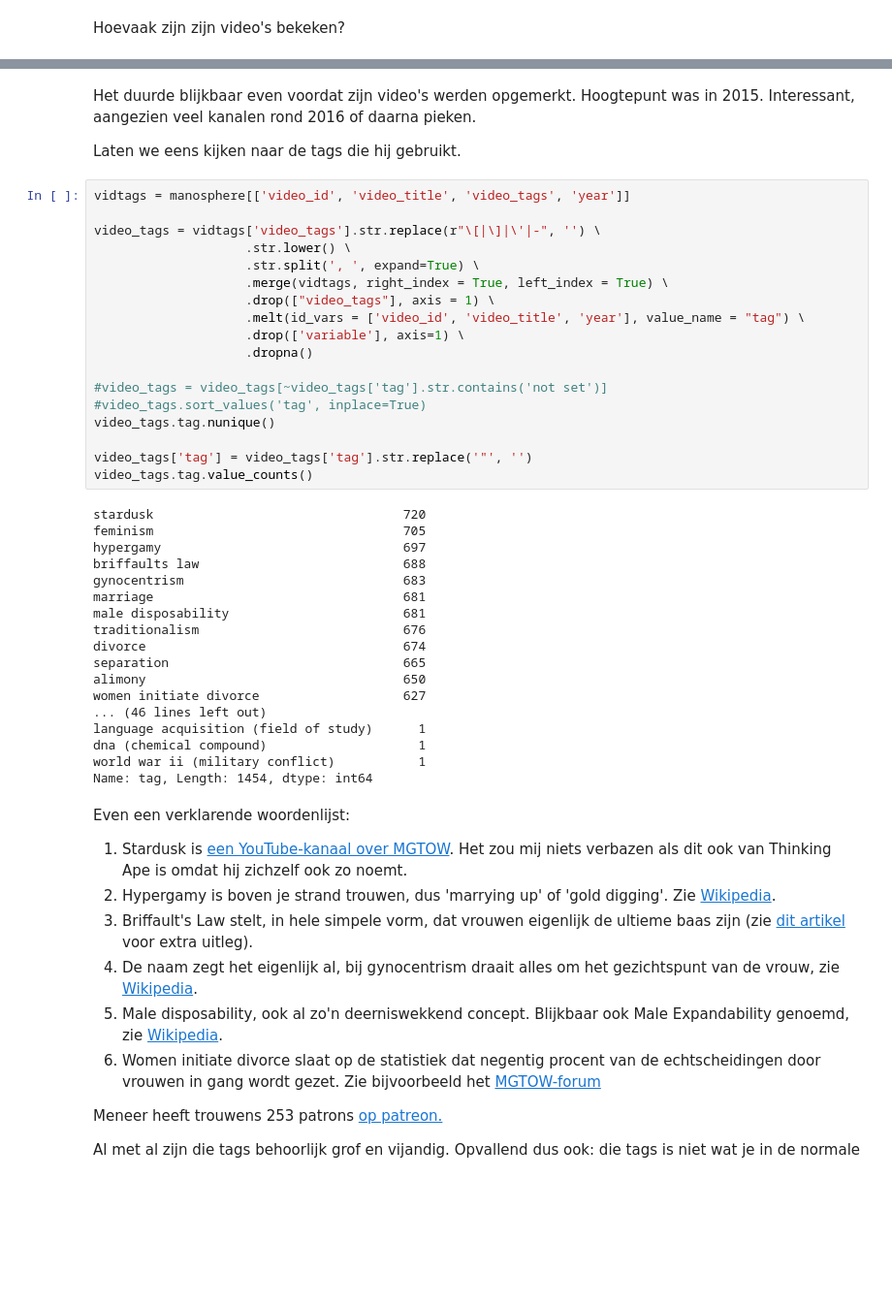
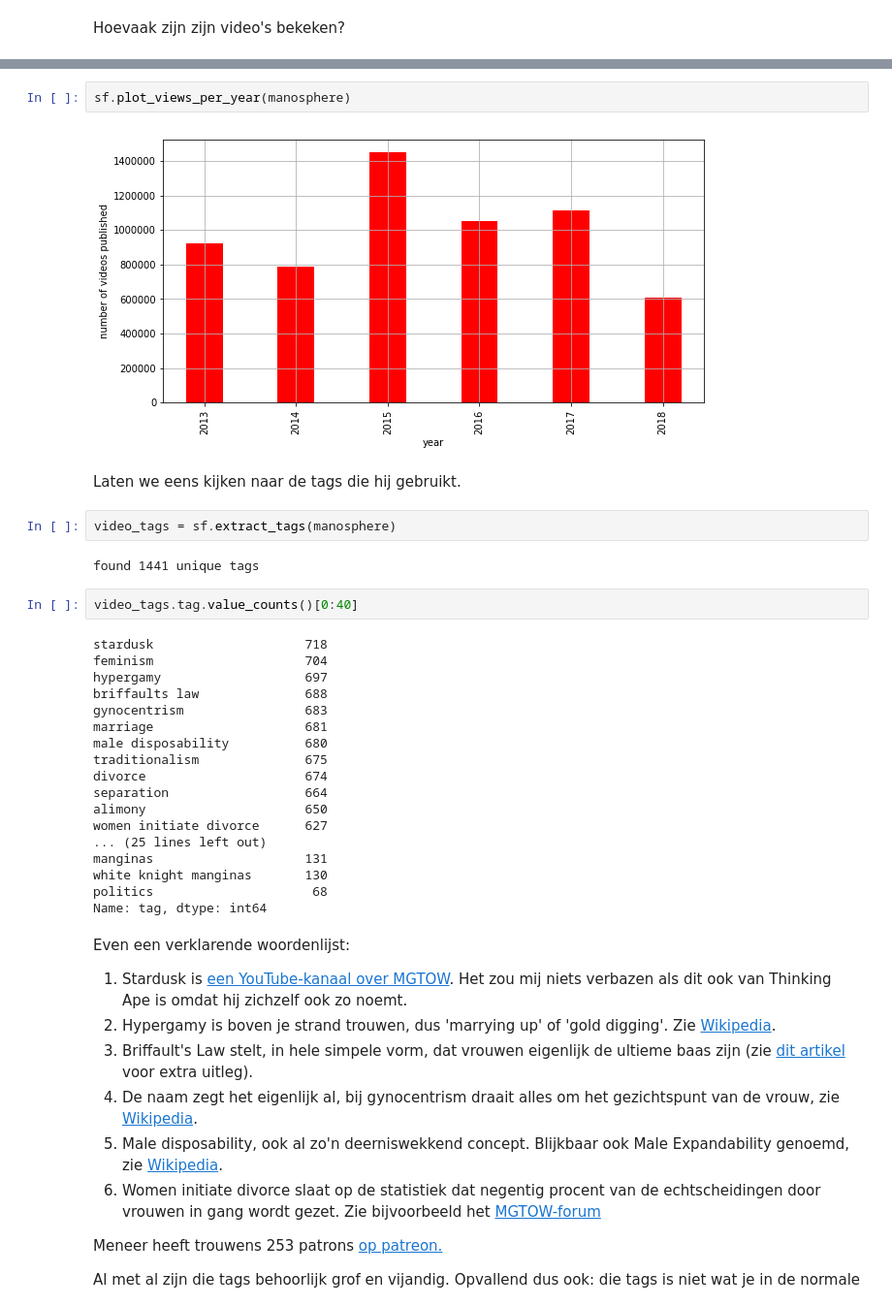
Before and after one commit to decorrespondent/youtube_extremism, a Jupyter notebook: Notebooks/scenario.ipynb, the cells around one changed output, grey strips where cells are left out. Shown at 97% size. Saved outputs shown, nothing was run; the diff lists cells and outputs as text; blank space fills up the shorter version.

```diff
--- a/Notebooks/scenario.ipynb
+++ b/Notebooks/scenario.ipynb
@@ -527,43 +453,33 @@ plt.show()
-# %% [markdown]
-Het duurde blijkbaar even voordat zijn video's werden opgemerkt. Hoogtepunt was in 2015. Interessant, aangezien veel kanalen rond 2016 of daarna pieken.
-
-Laten we eens kijken naar de tags die hij gebruikt.
-# %%
-vidtags = manosphere[['video_id', 'video_title', 'video_tags', 'year']]
-
-video_tags = vidtags['video_tags'].str.replace(r"\[|\]|\'|-", '') \
-                    .str.lower() \
-                    .str.split(', ', expand=True) \
-                    .merge(vidtags, right_index = True, left_index = True) \
-                    .drop(["video_tags"], axis = 1) \
-                    .melt(id_vars = ['video_id', 'video_title', 'year'], value_name = "tag") \
-                    .drop(['variable'], axis=1) \
-                    .dropna()
-
-#video_tags = video_tags[~video_tags['tag'].str.contains('not set')]
-#video_tags.sort_values('tag', inplace=True)
-video_tags.tag.nunique()
-
-video_tags['tag'] = video_tags['tag'].str.replace('"', '')
-video_tags.tag.value_counts()
-# %% [output]
-stardusk                                 720
-feminism                                 705
-hypergamy                                697
-briffaults law                           688
-gynocentrism                             683
-marriage                                 681
-male disposability                       681
-traditionalism                           676
-divorce                                  674
-separation                               665
-alimony                                  650
-women initiate divorce                   627
-... (46 lines left out)
-language acquisition (field of study)      1
-dna (chemical compound)                    1
-world war ii (military conflict)           1
-Name: tag, Length: 1454, dtype: int64
+# %%
+sf.plot_views_per_year(manosphere)
+# %% [output]
+[figure, added]
+# %% [markdown]
+Laten we eens kijken naar de tags die hij gebruikt.
+# %%
+video_tags = sf.extract_tags(manosphere)
+# %% [output]
+found 1441 unique tags
+# %%
+video_tags.tag.value_counts()[0:40]
+# %% [output]
+stardusk                    718
+feminism                    704
+hypergamy                   697
+briffaults law              688
+gynocentrism                683
+marriage                    681
+male disposability          680
+traditionalism              675
+divorce                     674
+separation                  664
+alimony                     650
+women initiate divorce      627
+... (25 lines left out)
+manginas                    131
+white knight manginas       130
+politics                     68
+Name: tag, dtype: int64
 # %% [markdown]
 Even een verklarende woordenlijst:
 
```
Also changed, not shown: parts of 154 cells of this notebook, 2 other files.
